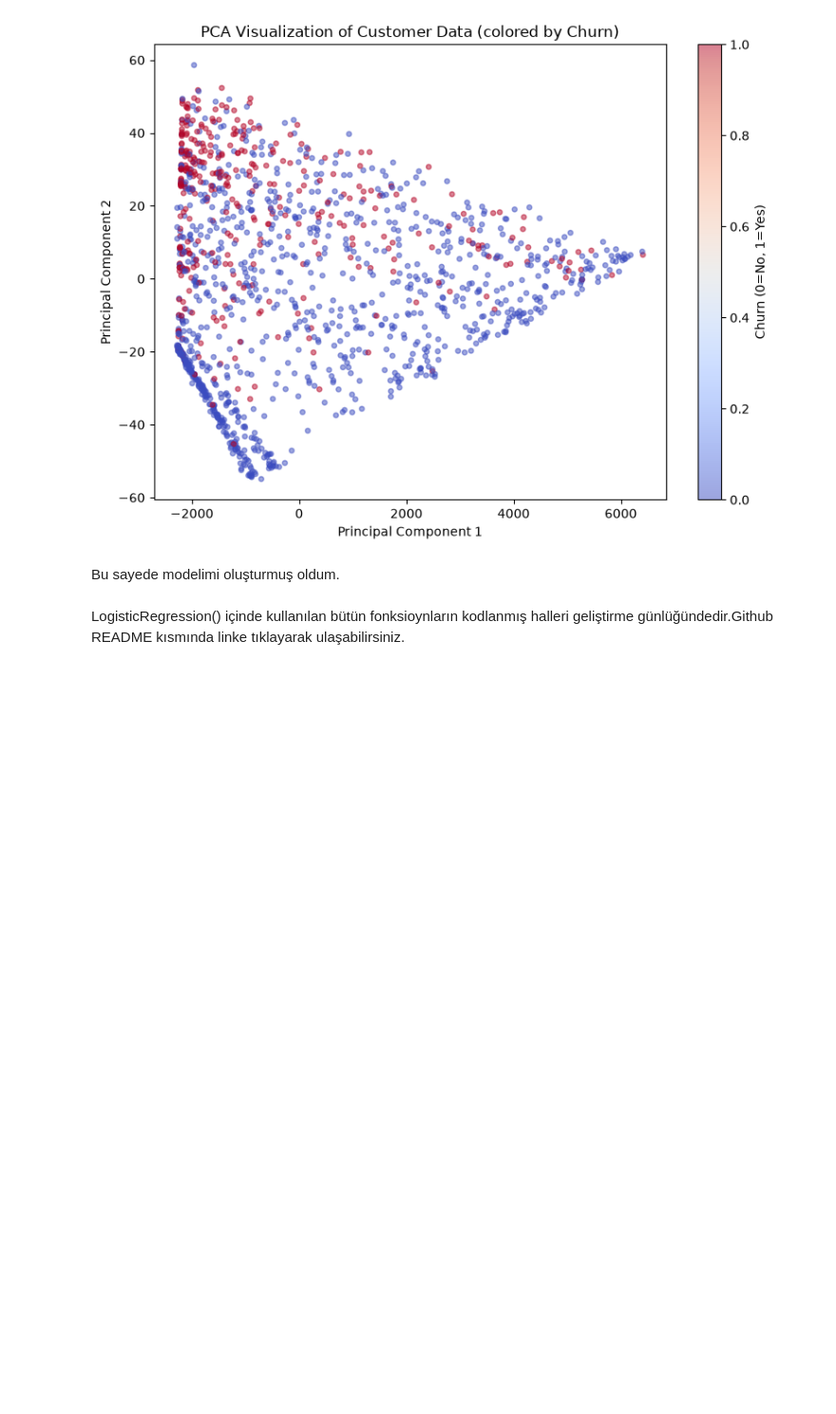
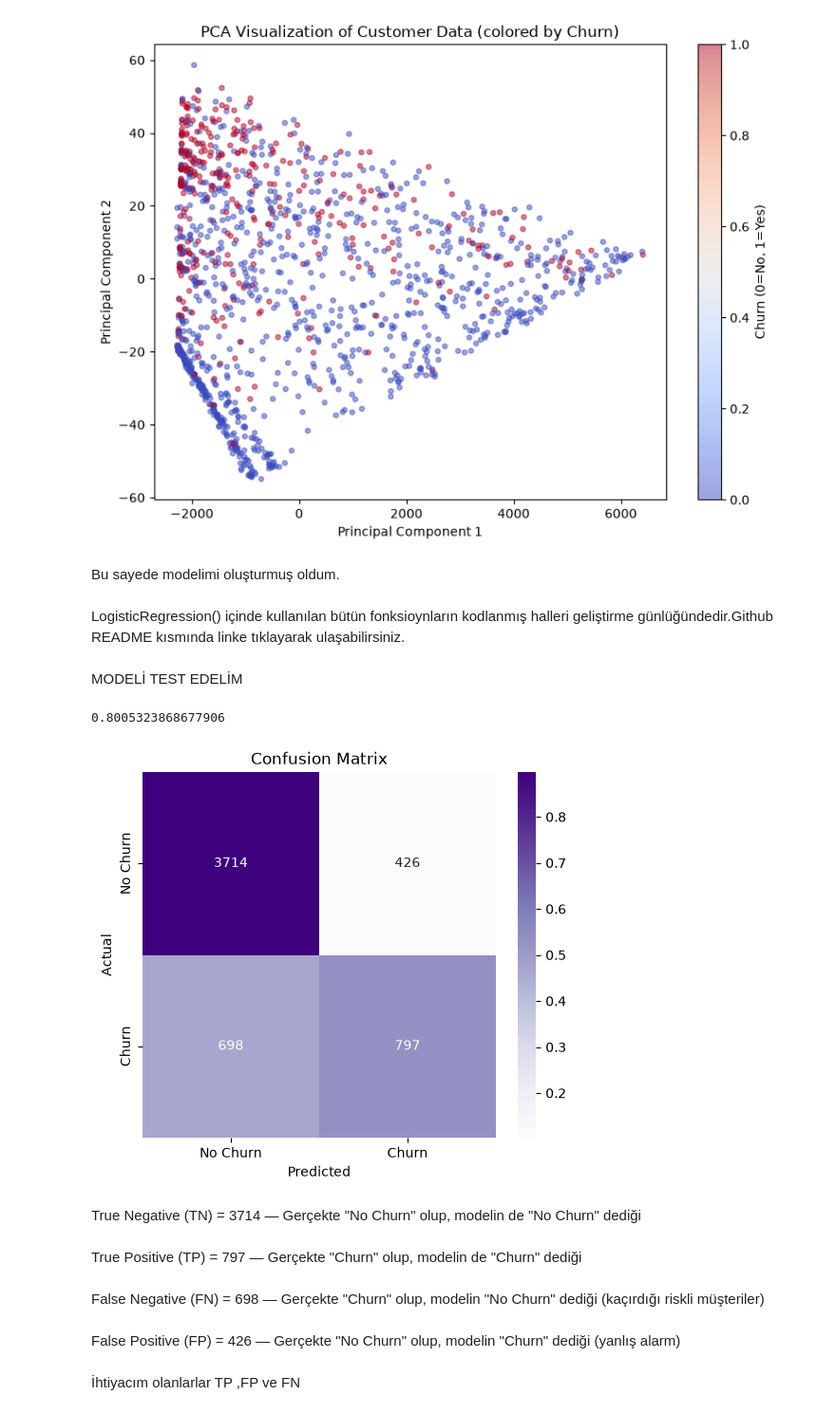
Before and after one commit to S9-gif/telco-churn-prediction, a Jupyter notebook: notebooks/01_KVA(Kesifsel_Veri_Analizi).ipynb, the cells around one changed output. Shown at 95% size. Saved outputs shown, nothing was run; the diff lists cells and outputs as text; code cells hidden in the pictures; blank space fills up the shorter version.

```diff
--- a/notebooks/01_KVA(Kesifsel_Veri_Analizi).ipynb
+++ b/notebooks/01_KVA(Kesifsel_Veri_Analizi).ipynb
@@ -318,3 +323,5 @@ plt.show()
 Bu sayede modelimi oluşturmuş oldum.
 # %% [markdown]
 LogisticRegression() içinde kullanılan bütün fonksioynların kodlanmış halleri geliştirme günlüğündedir.Github README kısmında linke tıklayarak ulaşabilirsiniz.
+# %% [markdown]
+MODELİ TEST EDELİM
@@ -320,0 +332,31 @@ LogisticRegression() içinde kullanılan bütün fonksioynların kodlanmış hal
+# %%
+accuracy = accuracy_score(y_test, y_pred)   # Normalde for döngüsü ile tek tek karşılaştırmam gerekecekti sağolsun sklearn var direkt gömülü fonksiyonu yazmışlar.
+
+print(accuracy)
+# %% [output]
+0.8005323868677906
+# %%
+cm_normalized = cm.astype('float') / cm.sum(axis=1)[:, np.newaxis]
+
+plt.figure(figsize=(6, 5))
+sns.heatmap(cm_normalized, annot=cm, fmt='d', cmap='Purples',
+            xticklabels=['No Churn', 'Churn'],
+            yticklabels=['No Churn', 'Churn'])
+plt.xlabel('Predicted')
+plt.ylabel('Actual')
+plt.title('Confusion Matrix')
+plt.show()
+
+#Güzel görselleştirme için claude a süslettirdim.
+# %% [output]
+[figure, added]
+# %% [markdown]
+True Negative (TN) = 3714 — Gerçekte "No Churn" olup, modelin de "No Churn" dediği
+# %% [markdown]
+True Positive (TP) = 797 — Gerçekte "Churn" olup, modelin de "Churn" dediği
+# %% [markdown]
+False Negative (FN) = 698 — Gerçekte "Churn" olup, modelin "No Churn" dediği (kaçırdığı riskli müşteriler)
+# %% [markdown]
+False Positive (FP) = 426 — Gerçekte "No Churn" olup, modelin "Churn" dediği (yanlış alarm)
+# %% [markdown]
+İhtiyacım olanlarlar TP ,FP ve FN
```
Also changed, not shown: parts of 17 cells of this notebook.
